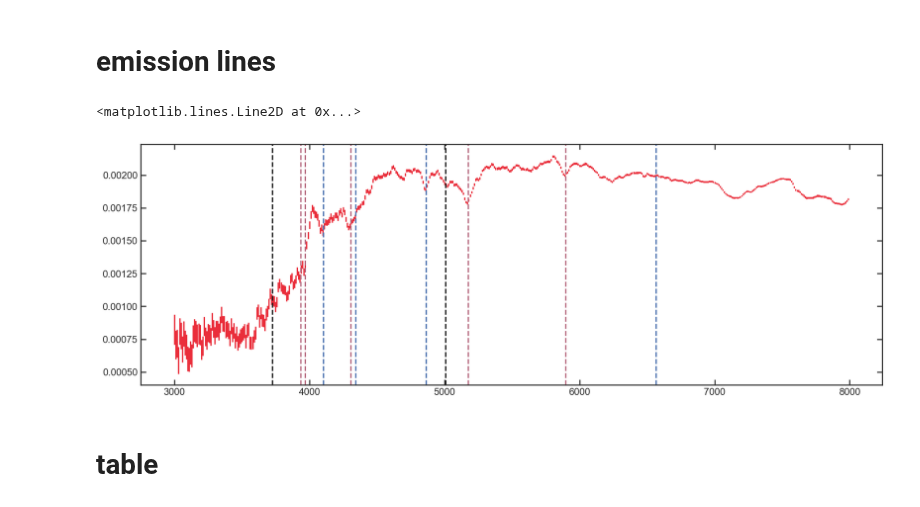
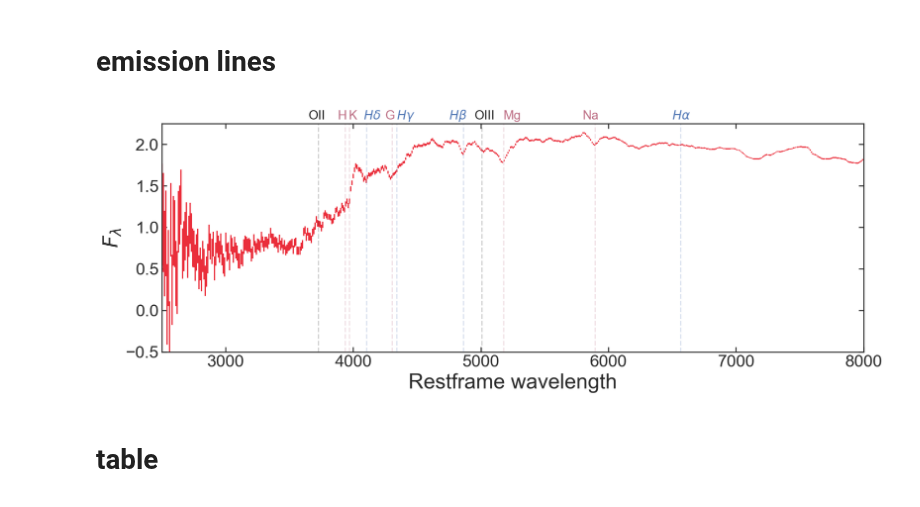
Before and after one commit to Vince-ec/Cluster_and_field, a Jupyter notebook: scripts/referee_report_plots.ipynb, the cells around one changed output. Saved outputs shown, nothing was run; the diff lists cells and outputs as text; code cells hidden in the pictures.

```diff
--- a/scripts/referee_report_plots.ipynb
+++ b/scripts/referee_report_plots.ipynb
@@ -183,25 +181,44 @@ swave, azflux, azerror = np.load('../data/plot_points/all_stacked.npy')
 # %%
 plt.figure(figsize=[15,5])
 
-plt.errorbar(swave, azflux, azerror, linestyle = 'none', color='#EA2E3B',)
+plt.errorbar(swave, azflux*1E3, azerror*1E3, linestyle = 'none', color='#EA2E3B',)
 
-plt.axvline(3727 ,linestyle='--', color = 'k')
-plt.axvline(5008 ,linestyle='--', color = 'k')
+plt.axvline(3727 ,linestyle='--', color = 'k', alpha = 0.2)
+plt.axvline(5008 ,linestyle='--', color = 'k', alpha = 0.2)
 
-plt.axvline(3934.77 ,linestyle='--', color = '#B6687E')
-plt.axvline(3969.588 ,linestyle='--', color = '#B6687E')
+plt.axvline(3934.77 ,linestyle='--', color = '#B6687E', alpha = 0.2)
+plt.axvline(3969.588 ,linestyle='--', color = '#B6687E', alpha = 0.2)
+plt.axvline(4305.61 ,linestyle='--', color = '#B6687E', alpha = 0.2)
+plt.axvline(5176.7,linestyle='--', color = '#B6687E', alpha = 0.2)
+plt.axvline(5895.6,linestyle='--', color = '#B6687E', alpha = 0.2)
 
-plt.axvline(4305.61 ,linestyle='--', color = '#B6687E')
-plt.axvline(5176.7,linestyle='--', color = '#B6687E')
-plt.axvline(5895.6,linestyle='--', color = '#B6687E')
+plt.axvline(4102.89 ,linestyle='--', color = 'b', alpha = 0.2)
+plt.axvline(4341.68 ,linestyle='--', color = 'b', alpha = 0.2)
+plt.axvline(4862.68 ,linestyle='--', color = 'b', alpha = 0.2)
+plt.axvline(6564.61,linestyle='--', color = 'b', alpha = 0.2)
 
-plt.axvline(4102.89 ,linestyle='--', color = 'b')
-plt.axvline(4341.68 ,linestyle='--', color = 'b')
-plt.axvline(4862.68 ,linestyle='--', color = 'b')
-plt.axvline(6564.61,linestyle='--', color = 'b')
+plt.ylabel('$F_\lambda$', fontsize=25)
+plt.xlabel('Restframe wavelength', fontsize=25)
+plt.tick_params(axis='both', which='major', labelsize=20)
+plt.xlim(2500,8000)
+plt.ylim(-0.5,2.25)
+
+plt.text(3650, 2.3, 'OII', fontsize = 15, color = 'k')
+plt.text(4950, 2.3, 'OIII', fontsize = 15, color = 'k')
+
+plt.text(3880, 2.3, 'H', fontsize = 15, color = '#B6687E')
+plt.text(3965, 2.3, 'K', fontsize = 15, color = '#B6687E')
+plt.text(4250, 2.3, 'G', fontsize = 15, color = '#B6687E')
+plt.text(5176.7, 2.3, 'Mg', fontsize = 15, color = '#B6687E')
+plt.text(5800, 2.3, 'Na', fontsize = 15, color = '#B6687E')
+
+plt.text(4080, 2.3, '$H\\delta$', fontsize = 15, color = 'b')
+plt.text(4341.68, 2.3, '$H\\gamma$', fontsize = 15, color = 'b')
+plt.text(4750, 2.3, '$H\\beta$', fontsize = 15, color = 'b')
+plt.text(6500, 2.3, '$H\\alpha$', fontsize = 15, color = 'b')
+plt.savefig('../plots/all_stack.png', bbox_inches = 'tight')
 # %% [output]
-<matplotlib.lines.Line2D at 0x...>
-[figure, old version]
+[figure, new version]
 # %% [markdown]
 # table
 # %%
```
Also changed, not shown: parts of 15 cells of this notebook, 2 other files.
